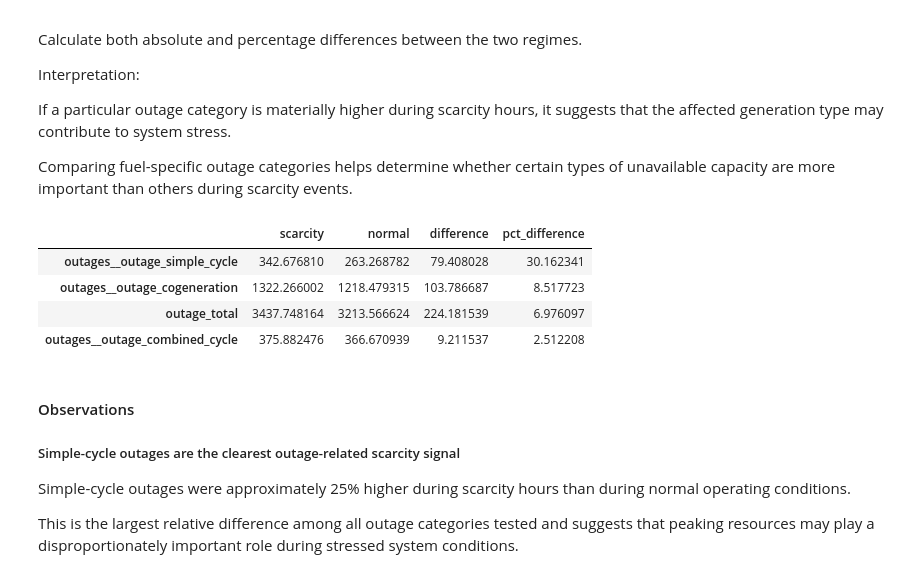
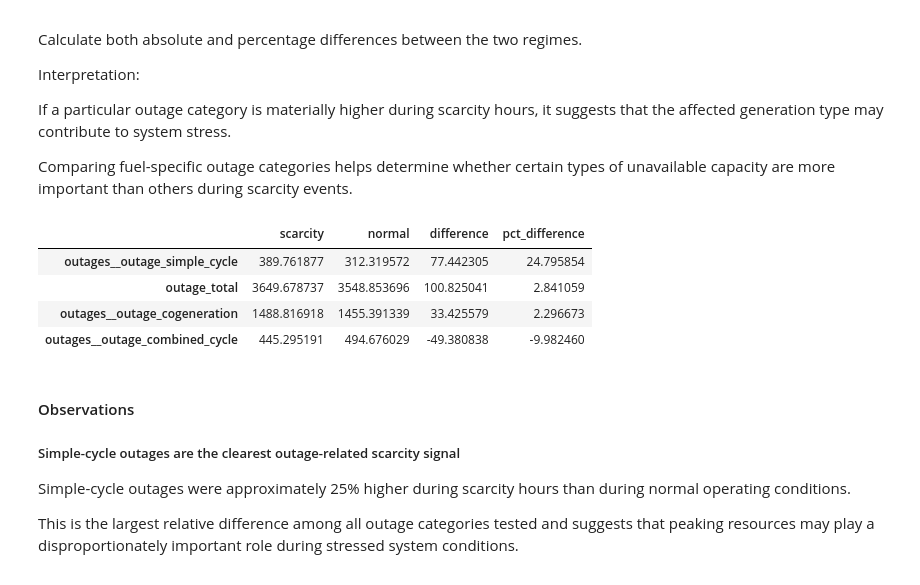
Before and after one commit to bhasein/alberta-power-market, a Jupyter notebook: notebooks/07_supply_constraints_and_scarcity.ipynb, the cells around one changed output. Drawn from its saved outputs; the diff is of its cells as text; code cells hidden in the pictures.

```diff
--- a/notebooks/07_supply_constraints_and_scarcity.ipynb
+++ b/notebooks/07_supply_constraints_and_scarcity.ipynb
@@ -478,33 +478,37 @@ outage_features = [
     'outages__outage_simple_cycle',
 ]
 # %%
+# re-define scarcity and normal hours
+scarcity = df[df['scarcity_event'] == 1]
+normal = df[df['scarcity_event'] == 0]
+
 # comparing outage levels during scarcity and non-scarcity regimes
 # positive differences represent more outages during scarcity, and negative differences represent fewer outages
 outage_comparison = pd.DataFrame({
     'scarcity': scarcity[outage_features].mean(),
     'normal': normal[outage_features].mean()
 })
 
 # define difference column
 outage_comparison['difference'] = (
     outage_comparison['scarcity'] - outage_comparison['normal']
 )
 
 # define pct_difference column
 outage_comparison["pct_difference"] = (
     outage_comparison["difference"] / outage_comparison["normal"] * 100
 )
 
 # sort values highest to lowest by pct_difference
 outage_comparison.sort_values(
     'pct_difference', ascending = False
 )
 # %% [output]
 |  | scarcity | normal | difference | pct_difference |
-| outages__outage_simple_cycle | 342.676810 | 263.268782 | 79.408028 | 30.162341 |
-| outages__outage_cogeneration | 1322.266002 | 1218.479315 | 103.786687 | 8.517723 |
-| outage_total | 3437.748164 | 3213.566624 | 224.181539 | 6.976097 |
-| outages__outage_combined_cycle | 375.882476 | 366.670939 | 9.211537 | 2.512208 |
+| outages__outage_simple_cycle | 389.761877 | 312.319572 | 77.442305 | 24.795854 |
+| outage_total | 3649.678737 | 3548.853696 | 100.825041 | 2.841059 |
+| outages__outage_cogeneration | 1488.816918 | 1455.391339 | 33.425579 | 2.296673 |
+| outages__outage_combined_cycle | 445.295191 | 494.676029 | -49.380838 | -9.982460 |
 # %% [markdown]
 #### Observations
 
```
Also changed, not shown: parts of 3 cells of this notebook.
